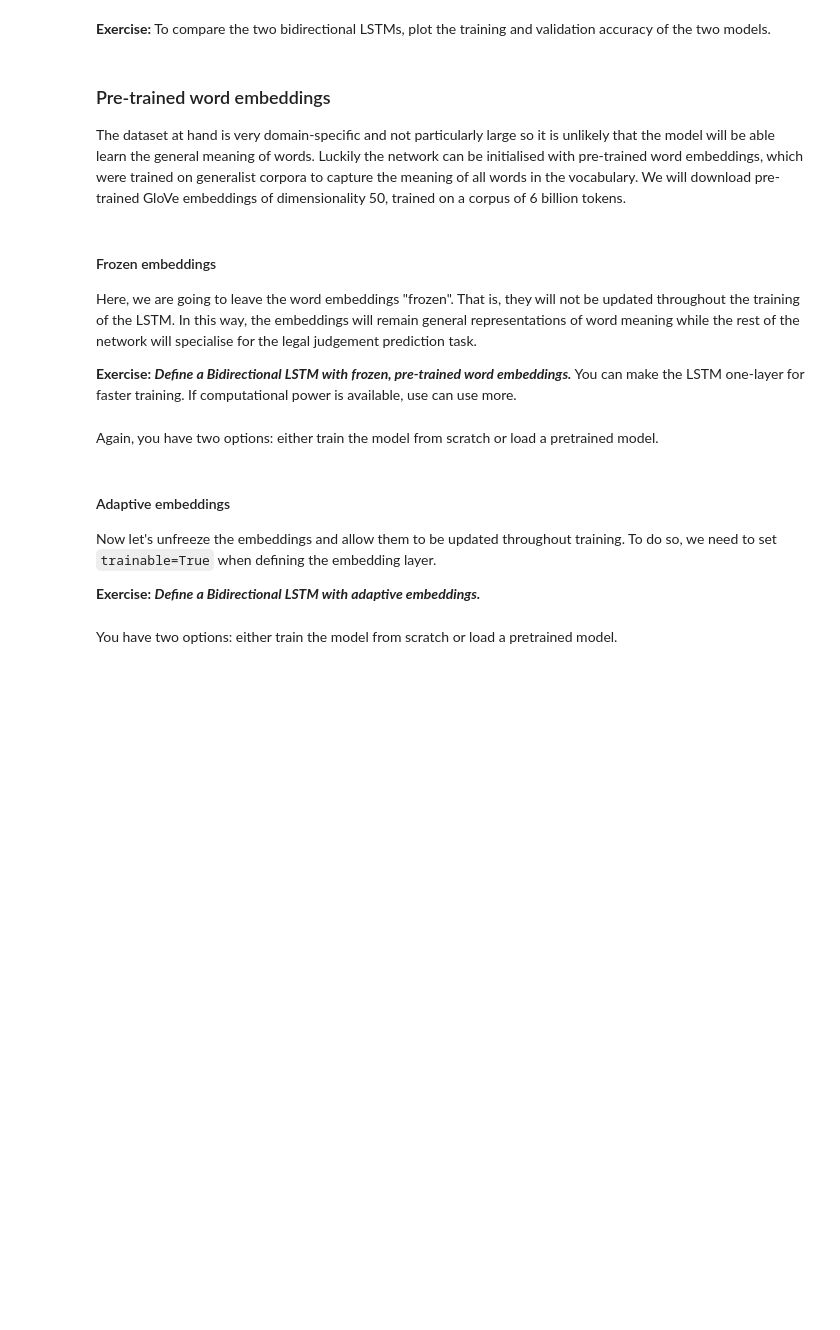
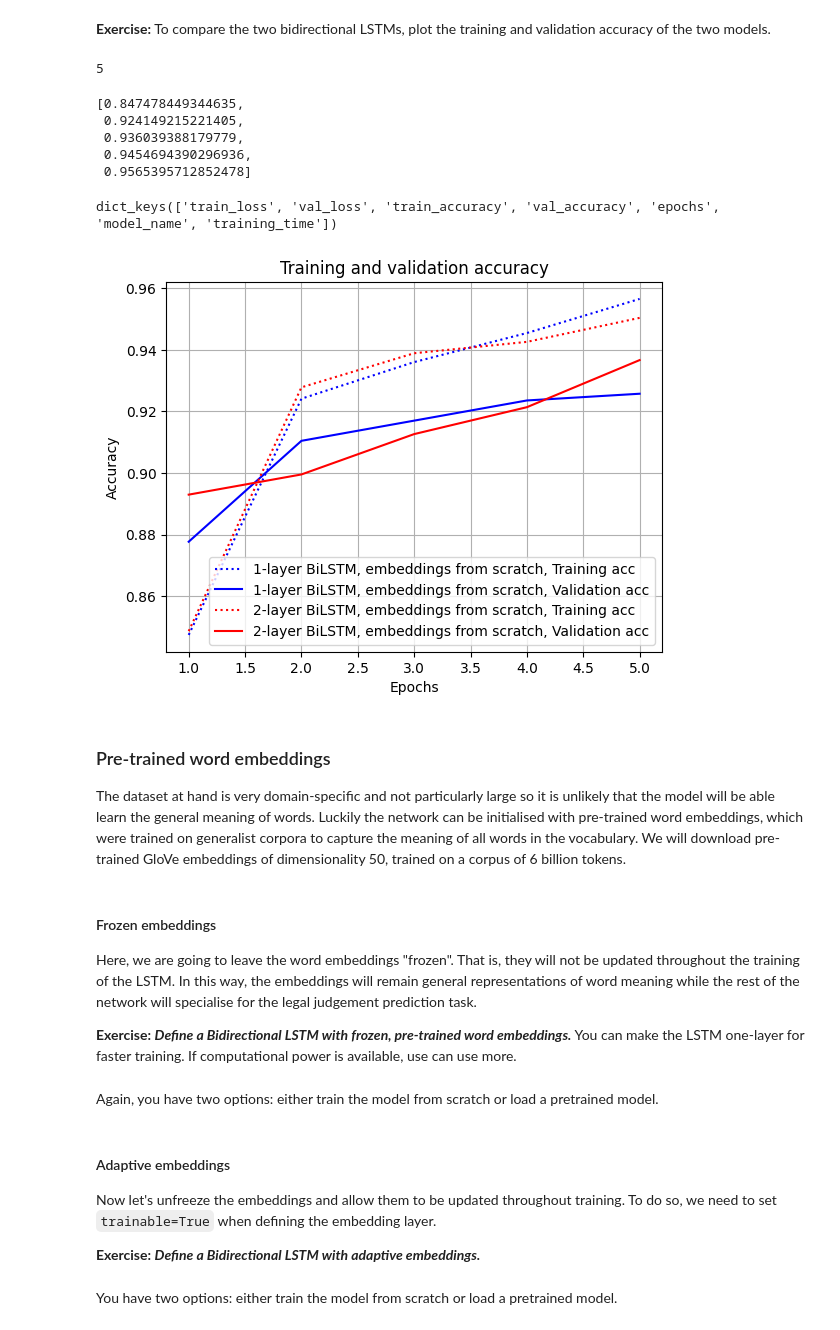
Before and after one commit to raliaskarov/tutorial_eth_ais_roman, a Jupyter notebook: projects/project2/CAS_project2_2_logistic_LSTM.ipynb, the cells around one changed output. Drawn from its saved outputs; the diff is of its cells as text; code cells hidden in the pictures; blank space fills up the shorter version.

```diff
--- a/projects/project2/CAS_project2_2_logistic_LSTM.ipynb
+++ b/projects/project2/CAS_project2_2_logistic_LSTM.ipynb
@@ -682,15 +701,15 @@ N_EPOCHS = 5 # can be increased to get better results if computational resources
 binary_classifier_3 = Sequential(
     name=f"1-layer BiLSTM, embeddings from scratch"
 )
-# binary_classifier_3.add(...)  # fill in this line
-# binary_classifier_3.add(...)  # fill in this line
-# binary_classifier_3.add(...)  # fill in this line
-# binary_classifier_3.add(...)  # fill in this line
-# binary_classifier_3.add(...)  # fill in this line
+binary_classifier_3.add(Input(shape=(1,), dtype='string', name='text_input'))  # fill in this line
+binary_classifier_3.add(encoder_embed)  # fill in this line
+binary_classifier_3.add(embedding_layer)  # fill in this line
+binary_classifier_3.add(Bidirectional(LSTM(32), name="bilstm"))  # fill in this line
+binary_classifier_3.add(Dense(1, activation="sigmoid", name="sigmoid"))  # fill in this line
 
 binary_classifier_3.compile(
-    #loss='...',  # fill in this line
-    #metrics=['...'],  # fill in this line
+    loss=BinaryCrossentropy(from_logits=False),
+    metrics=['accuracy'],
     optimizer=Adam(learning_rate=LEARNING_RATE)
 )
 print(binary_classifier_3.summary())
@@ -697,7 +736,7 @@ print(binary_classifier_3.summary())
 # %% [markdown]
 You have two options: either train the model from scratch or load a pretrained model. Note: the LSTM takes longer to train than the logistic regression. We set the patience parameter to 5 to avoid redundant epochs.
 # %%
-train_from_scratch = True # if set to True, we train clf from scratch, otherwise load pretrained model
+train_from_scratch = False # if set to True, we train clf from scratch, otherwise load pretrained model
 
 modelFile_classifier_3 = os.path.join(folder_path, 'models_LSTM/1_layer_BiLSTM_embeds_from_scratch.keras')
 historyFile_classifier_3 = os.path.join(folder_path, 'models_LSTM/1_layer_BiLSTM_embeds_from_scratch.json')
@@ -823,17 +906,54 @@ val_acc_model_4 = res_dict_classifier_4['val_accuracy']
 # %% [markdown]
 **Exercise:** To compare the two bidirectional LSTMs, plot the training and validation accuracy of the two models.
+# %%
+res_dict_classifier_3['epochs']
+# %% [output]
+5
+# %%
+res_dict_classifier_3['train_accuracy']
+# %% [output]
+[0.847478449344635,
+ 0.924149215221405,
+ 0.936039388179779,
+ 0.9454694390296936,
+ 0.9565395712852478]
+# %%
+res_dict_classifier_3.keys()
+# %% [output]
+dict_keys(['train_loss', 'val_loss', 'train_accuracy', 'val_accuracy', 'epochs', 'model_name', 'training_time'])
 # %%
-# ...  # fill in this line
-# ...  # fill in this line
-# ...  # fill in this line
-# ...  # fill in this line
+# LSTM 1 layer
+plt.plot(range(1, res_dict_classifier_3['epochs'] +1),
+         res_dict_classifier_3['train_accuracy'],
+         'b:',
+         label = res_dict_classifier_3['model_name'] +', Training acc'
+)
+plt.plot(range(1, res_dict_classifier_3['epochs'] +1),
+         res_dict_classifier_3['val_accuracy'],
+         'b',
+         label = res_dict_classifier_3['model_name'] +', Validation acc'
+)
+
+# LSTM 2 layers
+plt.plot(range(1, res_dict_classifier_4['epochs'] +1),
+         res_dict_classifier_4['train_accuracy'],
+         'r:',
+         label = res_dict_classifier_4['model_name'] +', Training acc'
+)
+plt.plot(range(1, res_dict_classifier_4['epochs'] +1),
+         res_dict_classifier_4['val_accuracy'],
+         'r',
+         label = res_dict_classifier_4['model_name'] +', Validation acc'
+)
 
 plt.title('Training and validation accuracy')
 plt.xlabel('Epochs')
 plt.ylabel('Accuracy')
 plt.legend(loc='lower right')
 plt.grid(True)
 plt.show()
+# %% [output]
+[figure, added]
 # %% [markdown]
 ### Pre-trained word embeddings
 
```
Also changed, not shown: parts of 29 cells of this notebook, 5 other files.
